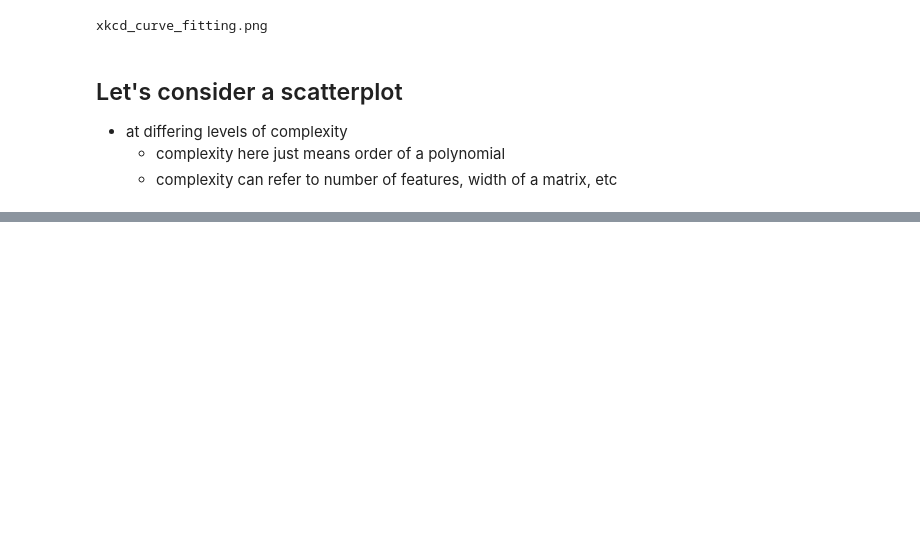
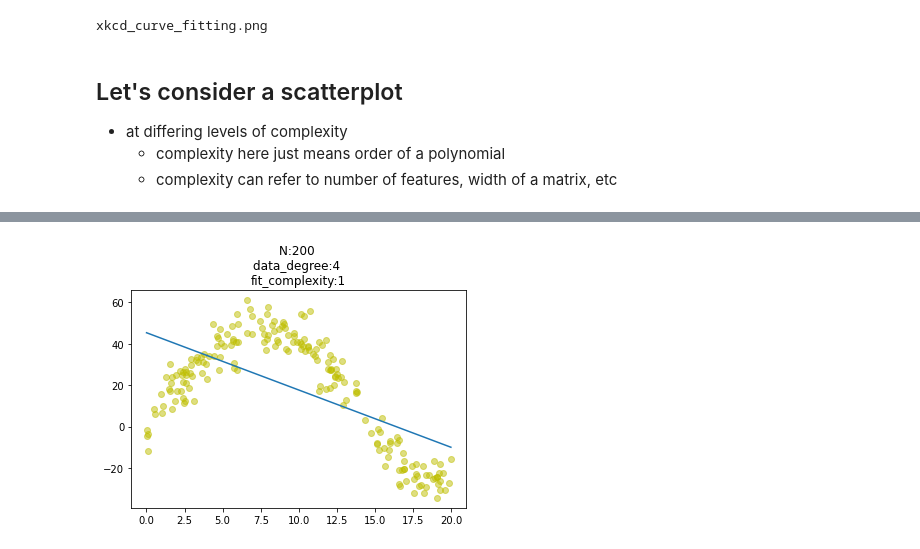
Before and after one commit to MnemoSemiotic/prem_prep_july20, a Jupyter notebook: stats/08_crossval_intuition/simple_crossval_and_ml_intuition.ipynb, the cells around one changed output, grey strips where cells are left out. Cells and saved outputs as stored; diff of their text form; code cells hidden in the pictures; blank space fills up the shorter version.

```diff
--- a/stats/08_crossval_intuition/simple_crossval_and_ml_intuition.ipynb
+++ b/stats/08_crossval_intuition/simple_crossval_and_ml_intuition.ipynb
@@ -69,0 +69,5 @@ NameError: name 'plot' is not defined
+# %%
+# example of a high bias model, which underfits
+plot_scatter_fit(num_samps=200, fit_complexity=1, degree=4)
+# %% [output]
+[figure, added]
```
Also changed, not shown: parts of 6 cells of this notebook.
